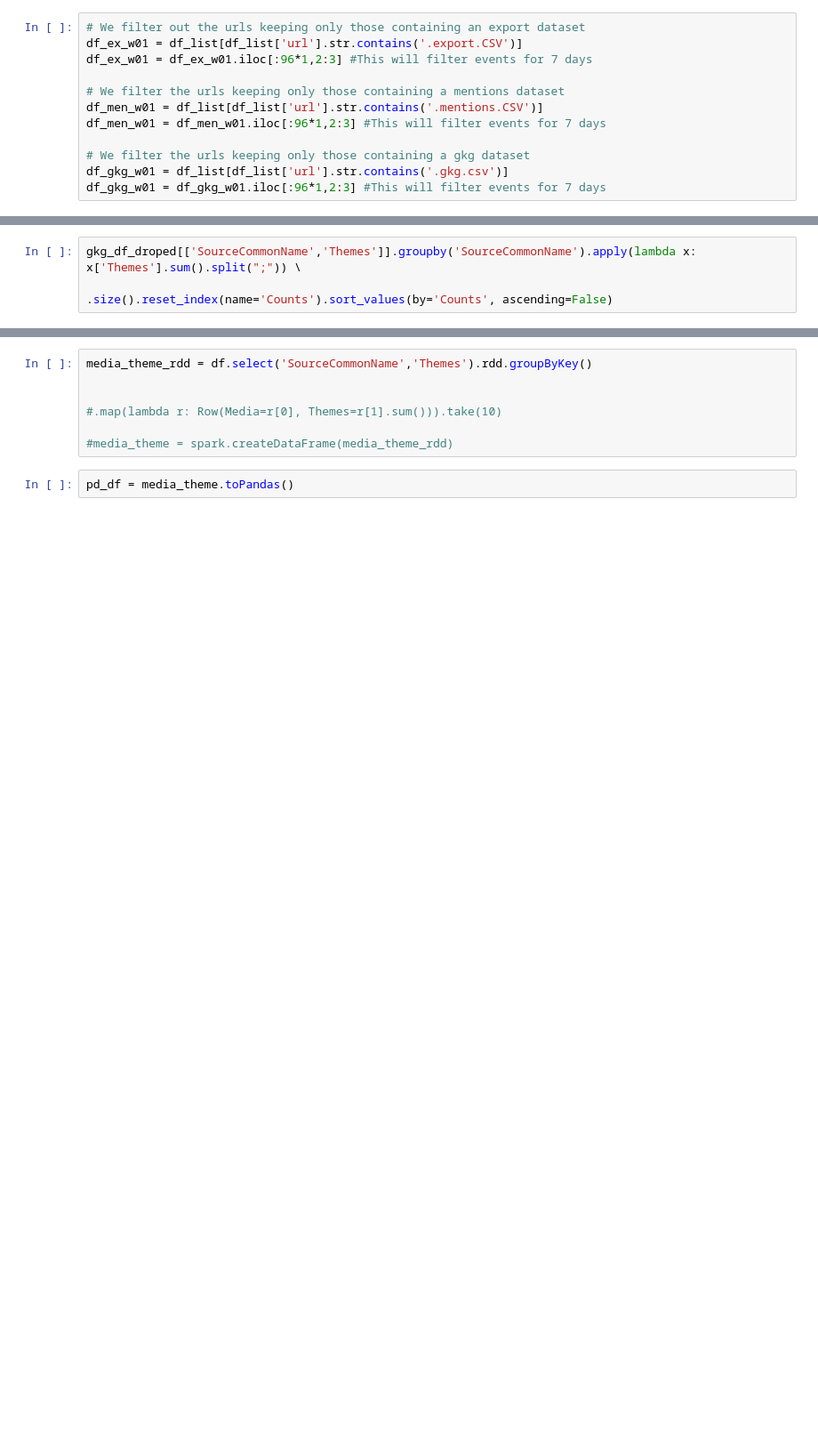
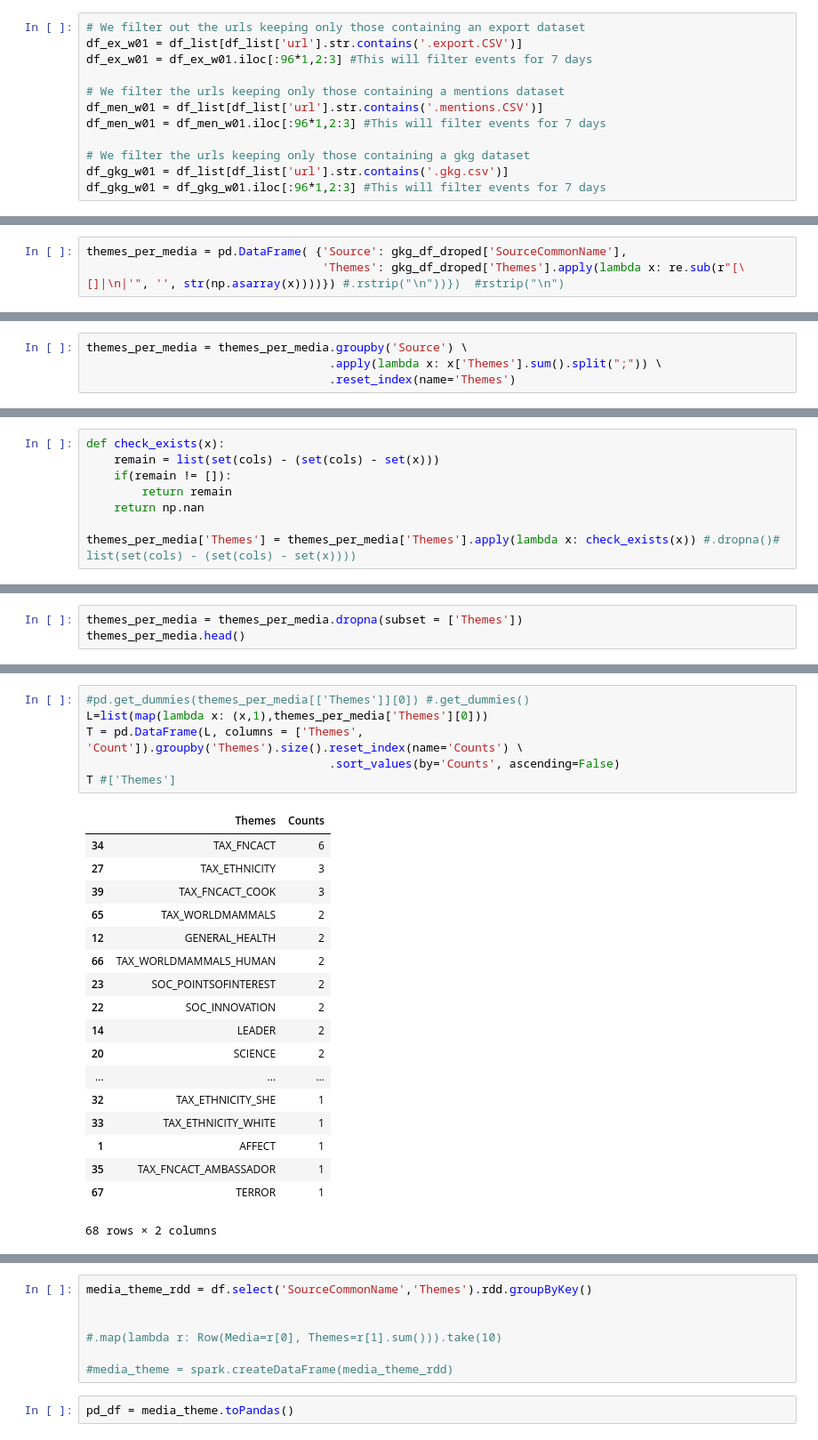
Before and after one commit to Razoff/Stark_AdA_project, a Jupyter notebook: gkg_virginie.ipynb, the cells around one changed output, grey strips where cells are left out. Shown at 89% size. Saved outputs shown, nothing was run; the diff lists cells and outputs as text; blank space fills up the shorter version.

```diff
--- a/gkg_virginie.ipynb
+++ b/gkg_virginie.ipynb
@@ -285,0 +257,3 @@ plt.yscale('log')
+# %%
+themes_per_media = pd.DataFrame( {'Source': gkg_df_droped['SourceCommonName'],
+                                  'Themes': gkg_df_droped['Themes'].apply(lambda x: re.sub(r"[\[]|\n|'", '', str(np.asarray(x))))}) #.rstrip("\n"))})  #rstrip("\n")
@@ -286,3 +264,4 @@ plt.yscale('log')
 # %%
-gkg_df_droped[['SourceCommonName','Themes']].groupby('SourceCommonName').apply(lambda x: x['Themes'].sum().split(";")) \
-                                            .size().reset_index(name='Counts').sort_values(by='Counts', ascending=False)
+themes_per_media = themes_per_media.groupby('Source') \
+                                   .apply(lambda x: x['Themes'].sum().split(";")) \
+                                   .reset_index(name='Themes')
@@ -290,0 +276,8 @@ TypeError: 'int' object is not callable
+# %%
+def check_exists(x):
+    remain = list(set(cols) - (set(cols) - set(x)))
+    if(remain != []):
+        return remain
+    return np.nan
+
+themes_per_media['Themes'] = themes_per_media['Themes'].apply(lambda x: check_exists(x)) #.dropna()# list(set(cols) - (set(cols) - set(x))))
@@ -290,0 +286,3 @@ TypeError: 'int' object is not callable
+# %%
+themes_per_media = themes_per_media.dropna(subset = ['Themes'])
+themes_per_media.head()
@@ -290,0 +302,25 @@ TypeError: 'int' object is not callable
+# %%
+#pd.get_dummies(themes_per_media[['Themes']][0]) #.get_dummies()
+L=list(map(lambda x: (x,1),themes_per_media['Themes'][0]))
+T = pd.DataFrame(L, columns = ['Themes', 'Count']).groupby('Themes').size().reset_index(name='Counts') \
+                                   .sort_values(by='Counts', ascending=False)
+T #['Themes']
+# %% [output]
+|  | Themes | Counts |
+| 34 | TAX_FNCACT | 6 |
+| 27 | TAX_ETHNICITY | 3 |
+| 39 | TAX_FNCACT_COOK | 3 |
+| 65 | TAX_WORLDMAMMALS | 2 |
+| 12 | GENERAL_HEALTH | 2 |
+| 66 | TAX_WORLDMAMMALS_HUMAN | 2 |
+| 23 | SOC_POINTSOFINTEREST | 2 |
+| 22 | SOC_INNOVATION | 2 |
+| 14 | LEADER | 2 |
+| 20 | SCIENCE | 2 |
+| ... | ... | ... |
+| 32 | TAX_ETHNICITY_SHE | 1 |
+| 33 | TAX_ETHNICITY_WHITE | 1 |
+| 1 | AFFECT | 1 |
+| 35 | TAX_FNCACT_AMBASSADOR | 1 |
+| 67 | TERROR | 1 |
+68 rows × 2 columns
```
Also changed, not shown: parts of 32 cells of this notebook.
